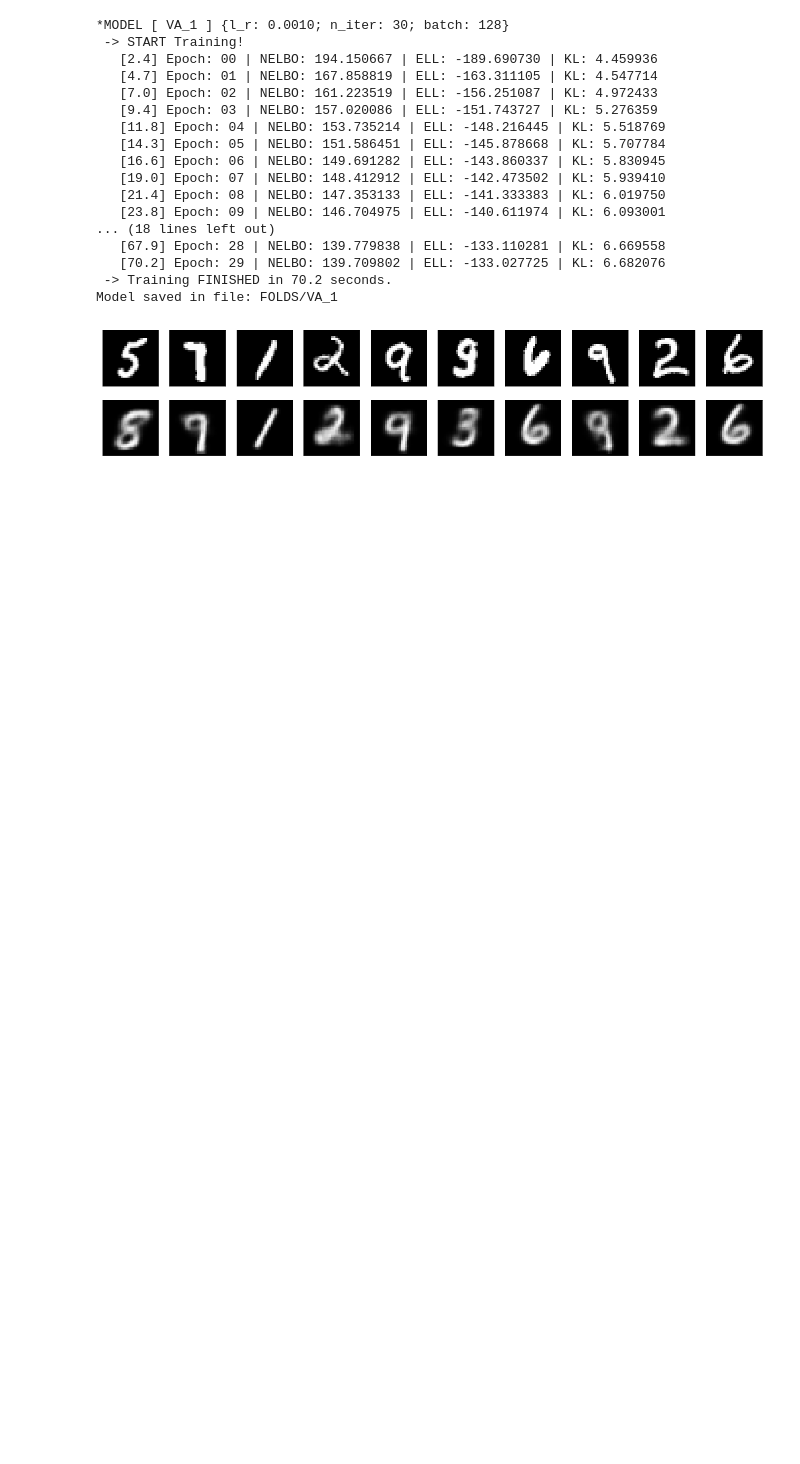
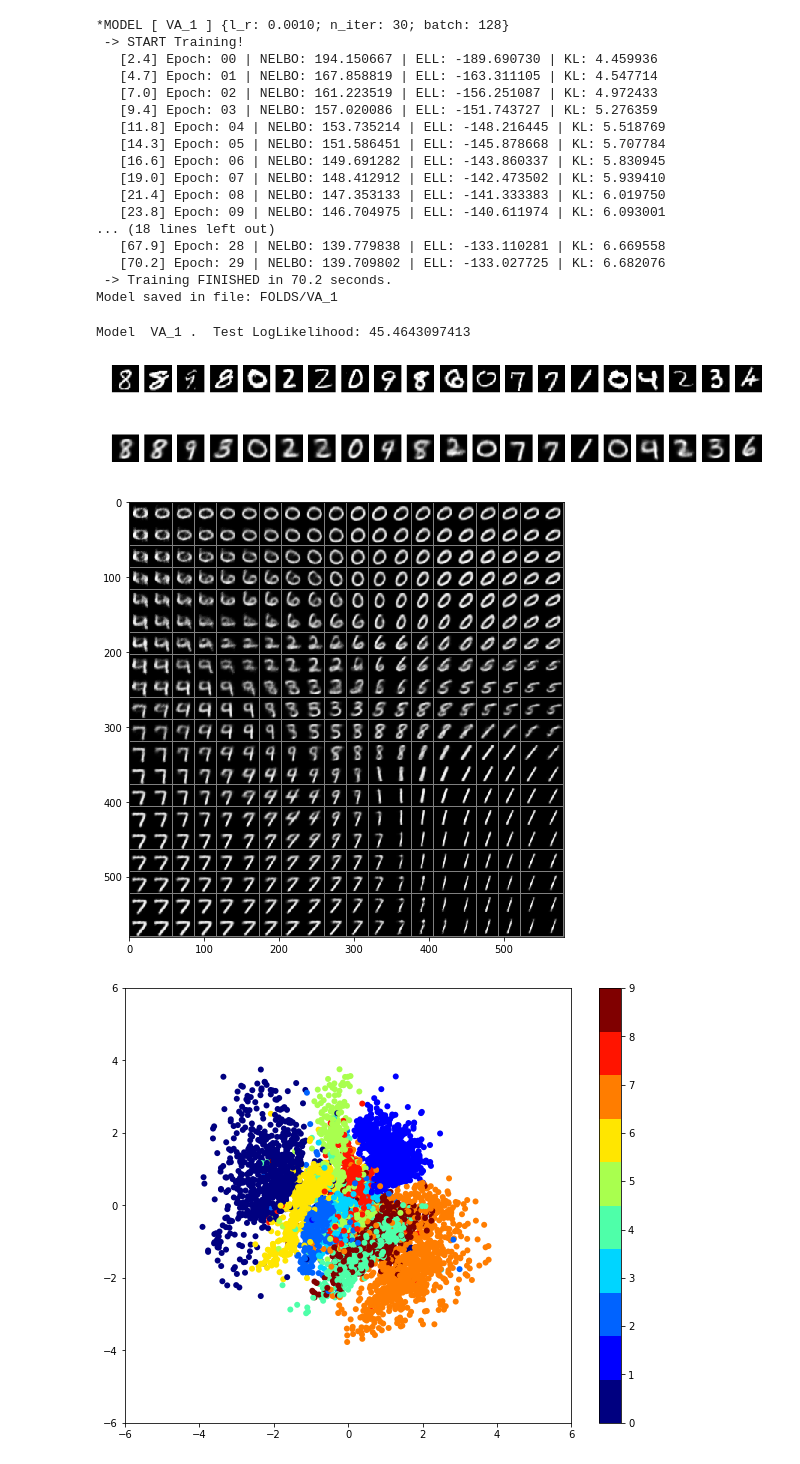
Before and after one commit to ibarrond/VariationalAutoencoders, a Jupyter notebook: VarAutoenc.ipynb, the cells around one changed output. Drawn from its saved outputs; the diff is of its cells as text; code cells hidden in the pictures; blank space fills up the shorter version.

Commit message:
Finished Benchmarking. Ready to test

```diff
--- a/VarAutoenc.ipynb
+++ b/VarAutoenc.ipynb
@@ -428,7 +482,3 @@ VA.learn(epochs=100)
    [70.2] Epoch: 29 | NELBO: 139.709802 | ELL: -133.027725 | KL: 6.682076
  -> Training FINISHED in 70.2 seconds.
 Model saved in file: FOLDS/VA_1
-# %%
-VA.plot_enc_dec()
-# %% [output]
-[figure, removed]
@@ -543,0 +485,8 @@ def test_mnist():
+# %%
+test_ell, f1, f2, f3 = VA.benchmark()
+plt.show()
+# %% [output]
+Model  VA_1 .  Test LogLikelihood: 45.4643097413
+[figure, added]
+[figure, added]
+[figure, added]
```
Also changed, not shown: parts of 5 cells of this notebook.
